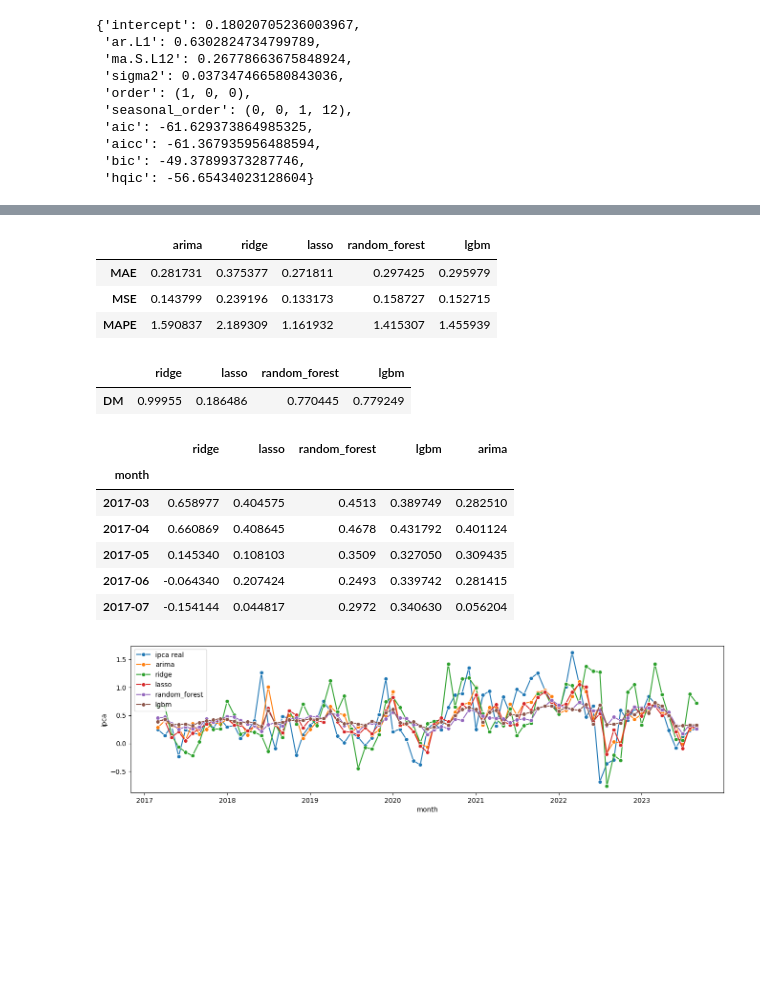
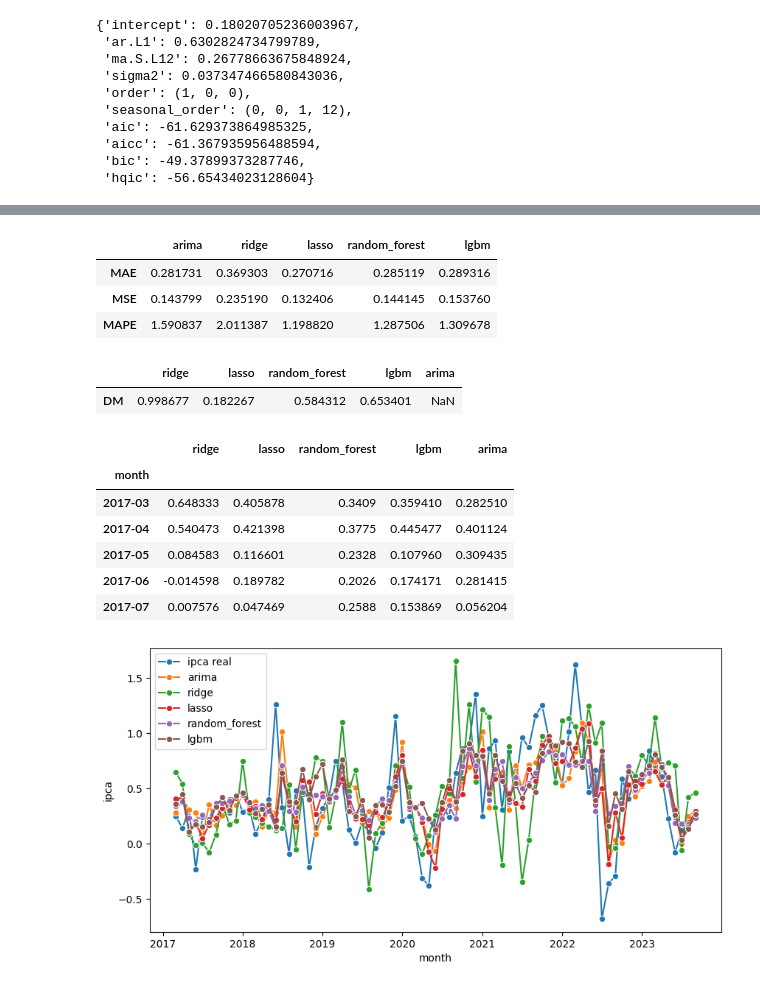
Before and after one commit to GuilhermeFrainer/tcc, a Jupyter notebook: h1.ipynb, the cells around one changed output, grey strips where cells are left out. Drawn from its saved outputs; the diff is of its cells as text; code cells hidden in the pictures; blank space fills up the shorter version.

Commit message:
Altera 'h1.ipynb' para usar variáveis do arquivo 'forecasting_vars.py'.

```diff
--- a/h1.ipynb
+++ b/h1.ipynb
@@ -49,25 +41,33 @@ df.head()
 # Cria cópia para usar para comparações depois
 # Isso é um tanto de paranóia
 ipca = df['ipca'].copy()
-ipca_train, ipca_test = temporal_train_test_split(ipca, test_size=TEST_SIZE - FORECASTING_HORIZON + 1)
+ipca_train, ipca_test = temporal_train_test_split(
+    ipca,
+    test_size=fvars.TEST_SIZE - FORECASTING_HORIZON + 1
+)
 # %%
 # Benchmark
-arima = AutoARIMA(sp=12)
+arima = AutoARIMA(sp=12, n_jobs=fvars.N_JOBS)
 # Regressores
 regressors = {
     'ridge': RidgeCV(),
-    'lasso': LassoCV(max_iter=LASSO_MAX_ITER),
-    'random_forest': RandomForestRegressor(max_features=RF_MAX_FEATURES),
-    'lgbm': LGBMRegressor(max_depth=LGBM_MAX_DEPTH, learning_rate=LGBM_LEARNING_RATE)
+    'lasso': LassoCV(max_iter=fvars.lasso['max_iter'], n_jobs=fvars.N_JOBS),
+    'random_forest': RandomForestRegressor(max_features=fvars.rf['max_features'], n_jobs=fvars.N_JOBS),
+    'lgbm': LGBMRegressor(
+        n_estimators=fvars.lgbm['n_trees'],
+        num_leaves=fvars.lgbm['n_leaves'],
+        verbose=fvars.lgbm['verbose'],
+        n_jobs=fvars.N_JOBS
+    )
 }
 # Converte regressores com 'make_reduction'
 forecasters = {}
 for model, reg in regressors.items():
-    forecasters[model] = make_reduction(reg, window_length=WINDOW_LENGTH)
+    forecasters[model] = make_reduction(reg, window_length=fvars.WINDOW_LENGTH)
 # %%
 # Roda o ARIMA
 # Serve apenas para achar o tamanho da 'initial_window' e para métricas de erro depois
-y_train, y_test = temporal_train_test_split(df['ipca'], test_size=TEST_SIZE)
+y_train, y_test = temporal_train_test_split(df['ipca'], test_size=fvars.TEST_SIZE)
 fh = ForecastingHorizon(FORECASTING_HORIZON, is_relative=True)
 cv = ExpandingWindowSplitter(fh, initial_window=y_train.size)
 arima.fit(y_train)
@@ -126,7 +126,7 @@ for model, forecaster in forecasters.items():
     mape = MeanAbsolutePercentageError()
 
     # Modelos lineares (precisam de dados normalizados)
-    if model in LINEAR_MODELS:
+    if model in fvars.LINEAR_MODELS:
         # Normaliza dados
         scaler = StandardScaler()
         normalized_data = scaler.fit_transform(df)
@@ -169,14 +151,15 @@ res_df = pd.DataFrame(res, index=['MAE', 'MSE', 'MAPE'])
 res_df
 # %% [output]
 |  | arima | ridge | lasso | random_forest | lgbm |
-| MAE | 0.281731 | 0.375377 | 0.271811 | 0.297425 | 0.295979 |
-| MSE | 0.143799 | 0.239196 | 0.133173 | 0.158727 | 0.152715 |
-| MAPE | 1.590837 | 2.189309 | 1.161932 | 1.415307 | 1.455939 |
+| MAE | 0.281731 | 0.369303 | 0.270716 | 0.285119 | 0.289316 |
+| MSE | 0.143799 | 0.235190 | 0.132406 | 0.144145 | 0.153760 |
+| MAPE | 1.590837 | 2.011387 | 1.198820 | 1.287506 | 1.309678 |
 # %%
 p_values = {}
 for model, pred in preds.items():
     p_values[model] = epf.DM(ipca_test, arima_pred, pred)
-pd.DataFrame(p_values, index=['DM'])
+p_value_df = pd.DataFrame(p_values, index=['DM'])
+p_value_df
 # %% [output]
-|  | ridge | lasso | random_forest | lgbm |
-| DM | 0.99955 | 0.186486 | 0.770445 | 0.779249 |
+|  | ridge | lasso | random_forest | lgbm | arima |
+| DM | 0.998677 | 0.182267 | 0.584312 | 0.653401 | NaN |
@@ -187,24 +175,25 @@ preds_df.head()
 # %% [output]
 |  | ridge | lasso | random_forest | lgbm | arima |
 | month |  |  |  |  |  |
-| 2017-03 | 0.658977 | 0.404575 | 0.4513 | 0.389749 | 0.282510 |
-| 2017-04 | 0.660869 | 0.408645 | 0.4678 | 0.431792 | 0.401124 |
-| 2017-05 | 0.145340 | 0.108103 | 0.3509 | 0.327050 | 0.309435 |
-| 2017-06 | -0.064340 | 0.207424 | 0.2493 | 0.339742 | 0.281415 |
-| 2017-07 | -0.154144 | 0.044817 | 0.2972 | 0.340630 | 0.056204 |
+| 2017-03 | 0.648333 | 0.405878 | 0.3409 | 0.359410 | 0.282510 |
+| 2017-04 | 0.540473 | 0.421398 | 0.3775 | 0.445477 | 0.401124 |
+| 2017-05 | 0.084583 | 0.116601 | 0.2328 | 0.107960 | 0.309435 |
+| 2017-06 | -0.014598 | 0.189782 | 0.2026 | 0.174171 | 0.281415 |
+| 2017-07 | 0.007576 | 0.047469 | 0.2588 | 0.153869 | 0.056204 |
 # %%
 labels = ['ipca real', 'arima', 'ridge', 'lasso', 'random_forest', 'lgbm']
 fig, ax = utils.plot_series(
     ipca_test,
     preds['arima'],
     preds['ridge'],
     preds['lasso'],
     preds['random_forest'],
     preds['lgbm'],
-    labels=labels
+    labels=labels,
+    figsize=fvars.FIGSIZE
 )
 fig.savefig(f"imagens/h{FORECASTING_HORIZON}.png")
 # %% [output]
-[figure, old version]
+[figure, new version]
 # %%
 preds_df.to_csv(f"previsões/h{FORECASTING_HORIZON}.csv", sep=';', decimal=',')
```
Also changed, not shown: parts of 5 cells of this notebook.
